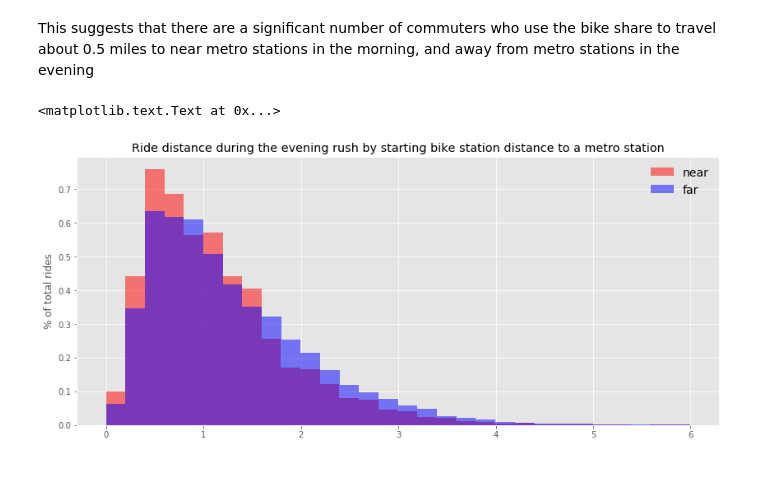
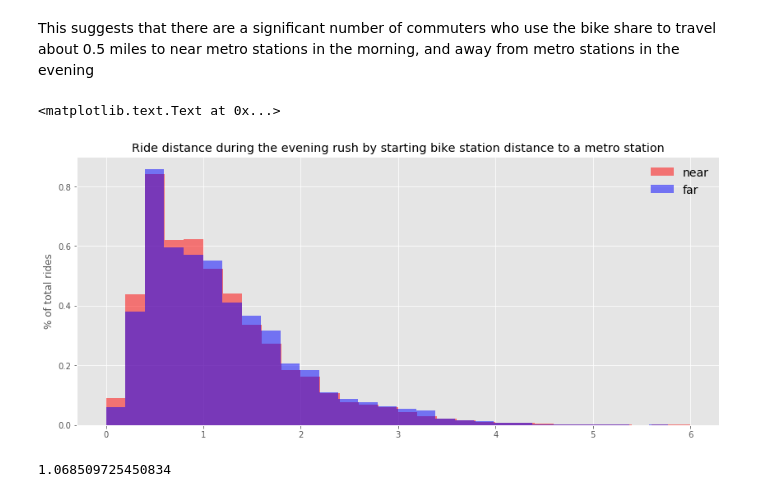
Before and after one commit to dandtaylor/MetroDelayBikeShare, a Jupyter notebook: Analysis_metro_bikeshare_commuters.ipynb, the cells around one changed output. Cells and saved outputs as stored; diff of their text form; code cells hidden in the pictures.

```diff
--- a/Analysis_metro_bikeshare_commuters.ipynb
+++ b/Analysis_metro_bikeshare_commuters.ipynb
@@ -618,18 +608,22 @@ ax.set_title('Ride distance during the evening rush by starting bike station dis
 This suggests that there are a significant number of commuters who use the bike share to travel about 0.5 miles to near metro stations in the morning, and away from metro stations in the evening
 # %%
 fig, ax = plt.subplots(figsize=[14, 6])
-temp1 = bikeshare_evening_rush.groupby('End dist').get_group('near')
+temp1 = bikeshare_evening_rush.groupby('Start dist').get_group('near')
 temp1[temp1['Ride dist']< 6]['Ride dist'].plot.hist(bins=30, alpha=0.5, normed=True,
                                                                                          ax=ax, color='r', label='near')
-temp2 = bikeshare_morning_rush.groupby('Start dist').get_group('far')
+temp2 = bikeshare_morning_rush.groupby('End dist').get_group('near')
 temp2[temp2['Ride dist']< 6]['Ride dist'].plot.hist(bins=30, alpha=0.5, normed=True,
                                                                                          ax=ax, color='b', label='far')
 
 #(bikeshare_morning_rush[bikeshare_morning_rush['Ride dist'] < 4]['Ride dist']).plot.hist(bins=30, alpha=0.5,
 #                                                                                         ax=ax, color='r', label='Morning')
 plt.legend(frameon=False, fontsize=14, loc=1)
 ax.set_ylabel('% of total rides')
 ax.set_title('Ride distance during the evening rush by starting bike station distance to a metro station')
 # %% [output]
 <matplotlib.text.Text at 0x...>
-[figure, old version]
+[figure, new version]
+# %%
+bikeshare_morning_rush['Ride dist'].quantile(0.50)
+# %% [output]
+1.068509725450834
```
Also changed, not shown: parts of 30 cells of this notebook.
